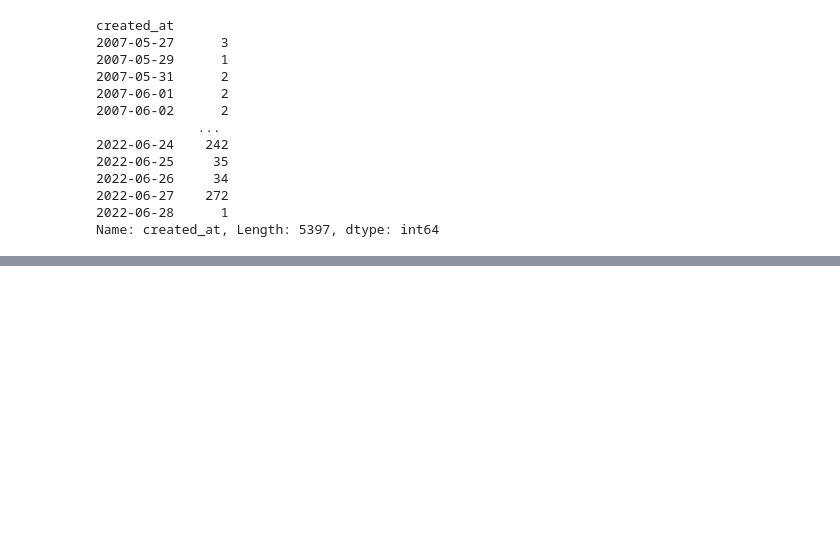
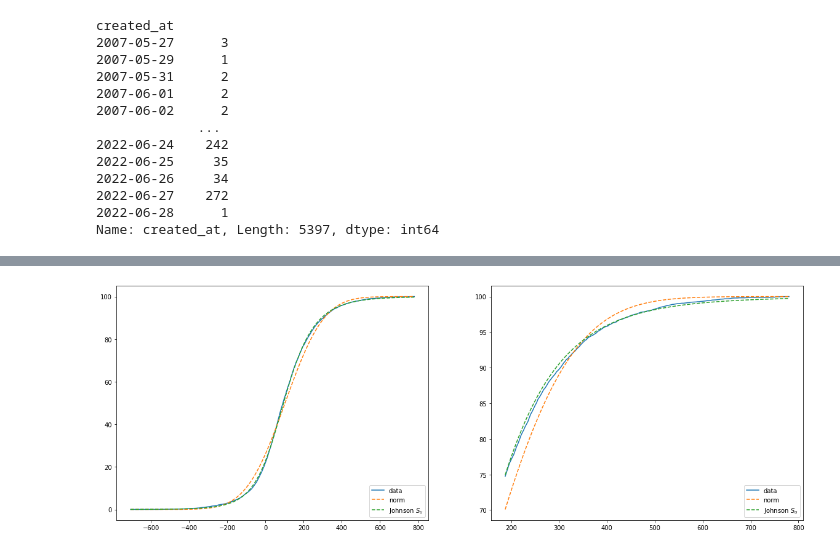
Before and after one commit to technometrics-lab/17-Venture-Capital-Risk-and-Return, a Jupyter notebook: src/notebooks/stylized_facts.ipynb, the cells around one changed output, grey strips where cells are left out. Drawn from its saved outputs; the diff is of its cells as text; code cells hidden in the pictures; blank space fills up the shorter version.

```diff
--- a/src/notebooks/stylized_facts.ipynb
+++ b/src/notebooks/stylized_facts.ipynb
@@ -478,0 +480,27 @@ returns.to_csv('../../data/data_nopred.csv', index=False)
+# %%
+from scipy.stats import norm, johnsonsu
+
+# data
+count, bins_count = np.histogram(ret_sort, bins=500)
+cdf_ret = np.cumsum(count / sum(count))
+# normal
+loc_norm, scale_norm = norm.fit(ret_sort)
+cdf_th = norm.cdf(bins_count[1:], loc_norm, scale_norm)
+# SSSSUUUUU
+a, b, loc_su, scale_su = f.get_best()['johnsonsu'].values()
+cdf_th_su = johnsonsu.cdf(bins_count[1:], a, b, loc_su, scale_su)
+# %%
+fig, axs = plt.subplots(nrows=1, ncols=2, figsize=(20, 7))
+
+axs[0].plot(bins_count[1:] * 100, cdf_ret * 100, label="data")
+axs[0].plot(bins_count[1:] * 100, cdf_th * 100, '--', label=f"norm")
+axs[0].plot(bins_count[1:] * 100, cdf_th_su * 100, '--', label=f"Johnson $S_u$")
+axs[0].legend(loc='lower right')
+
+axs[1].plot(bins_count[301:] * 100, cdf_ret[300:] * 100, label="data")
+axs[1].plot(bins_count[301:] * 100, cdf_th[300:] * 100, '--', label=f"norm")
+axs[1].plot(bins_count[301:] * 100, cdf_th_su[300:] * 100, '--', label=f"Johnson $S_u$")
+axs[1].legend(loc='lower right')
+plt.show()
+# %% [output]
+[figure, added]
```
Also changed, not shown: parts of 9 cells of this notebook, 8 other files.
